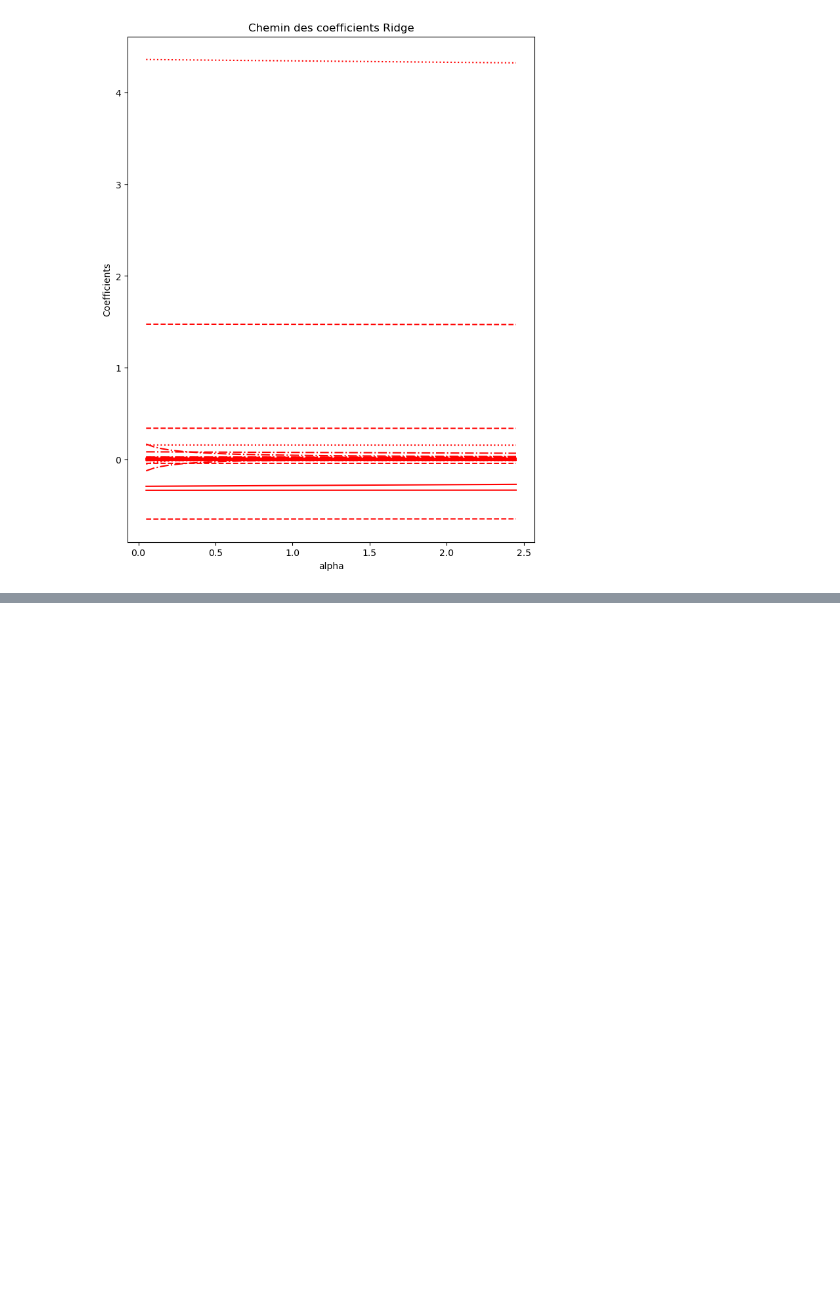
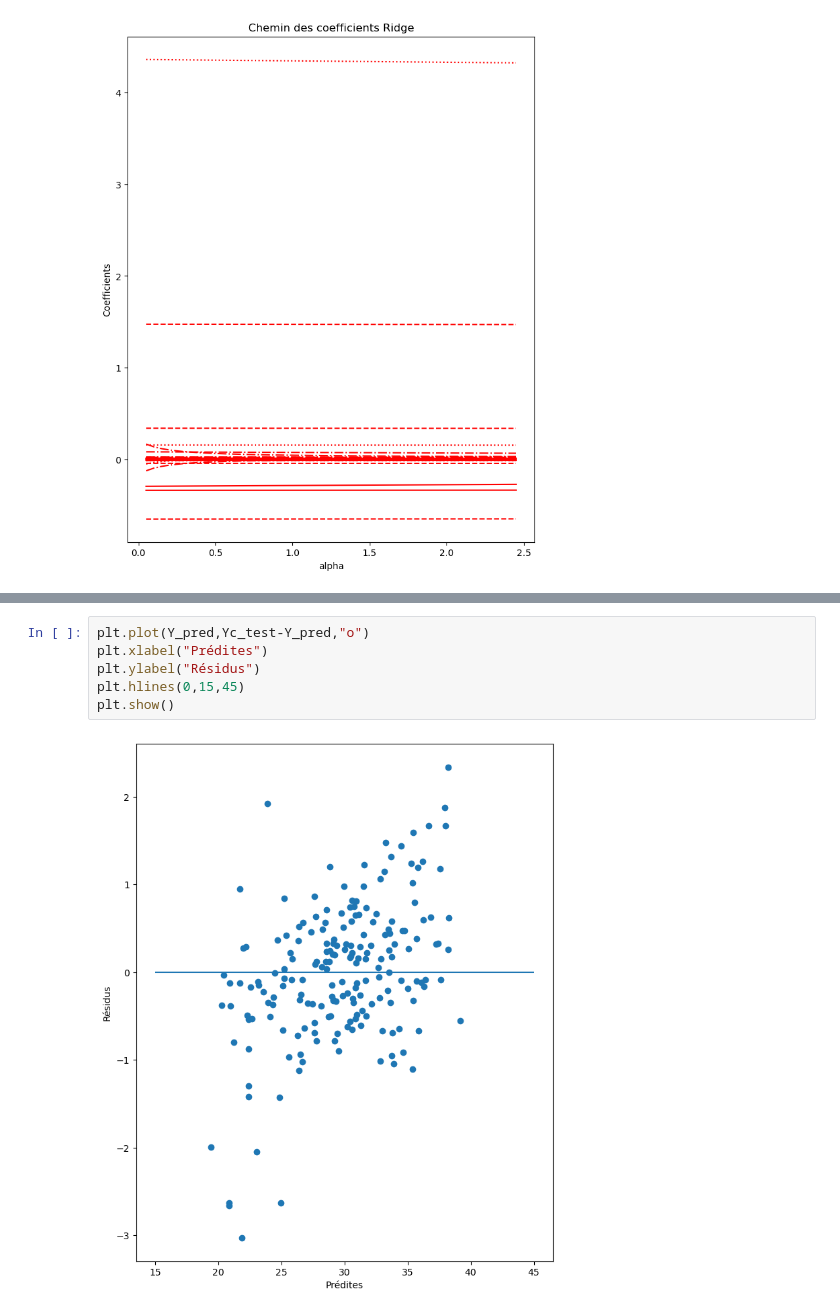
Before and after one commit to Anhquannnnnn/Machine-Learning, a Jupyter notebook: Python.ipynb, the cells around one changed output, grey strips where cells are left out. Cells and saved outputs as stored; diff of their text form; blank space fills up the shorter version.

```diff
--- a/Python.ipynb
+++ b/Python.ipynb
@@ -453,0 +489,8 @@ plt.show()
+# %%
+plt.plot(Y_pred,Yc_test-Y_pred,"o")
+plt.xlabel("Prédites")
+plt.ylabel("Résidus")
+plt.hlines(0,15,45)
+plt.show()
+# %% [output]
+[figure, added]
```
Also changed, not shown: parts of 6 cells of this notebook.
